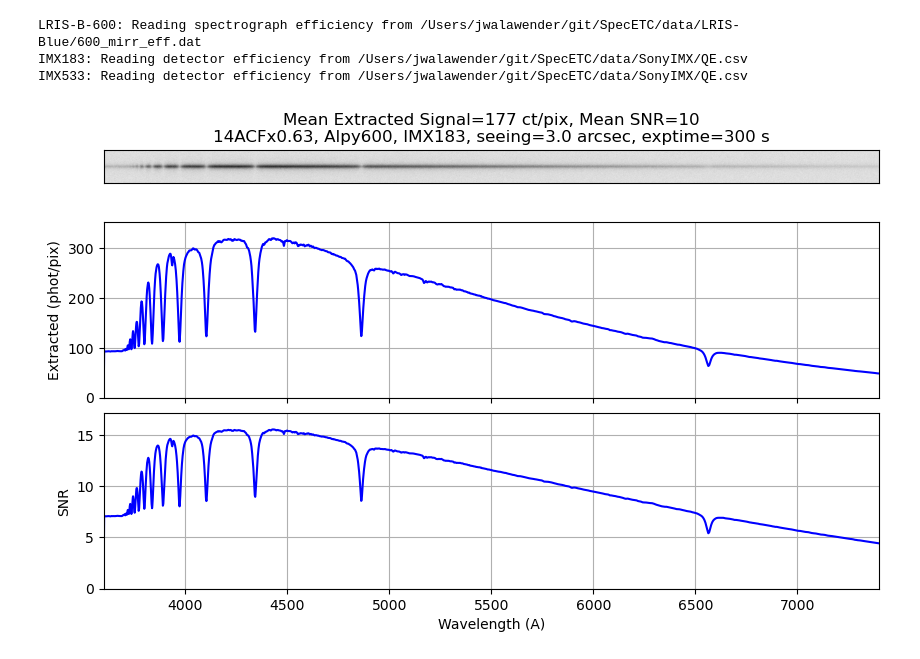
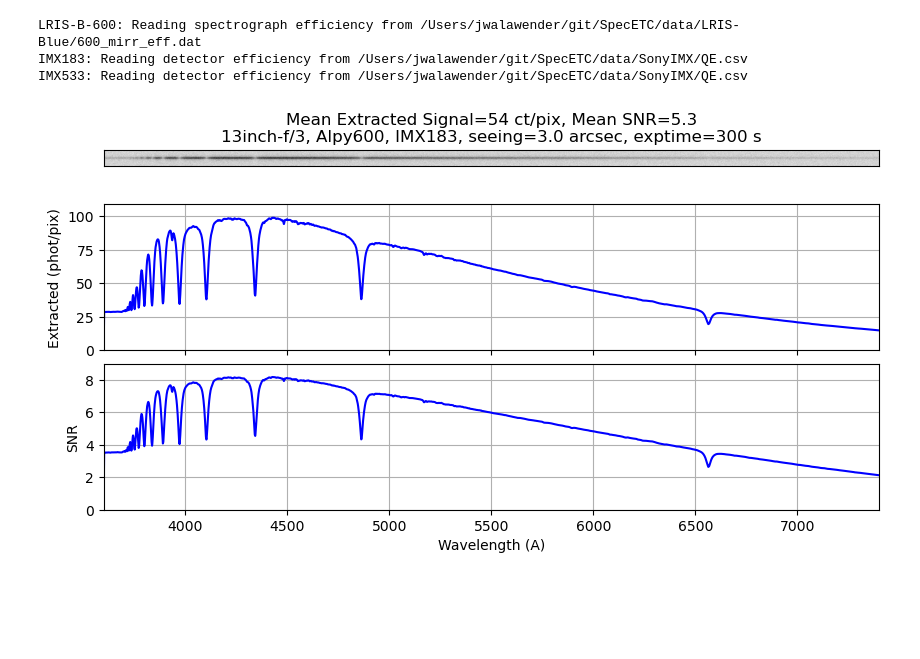
Before and after one commit to joshwalawender/SpecETC, a Jupyter notebook: Sandbox.ipynb, the cells around one changed output. Drawn from its saved outputs; the diff is of its cells as text; code cells hidden in the pictures; blank space fills up the shorter version.

```diff
--- a/Sandbox.ipynb
+++ b/Sandbox.ipynb
@@ -19,5 +16,9 @@ tp, profile = Alpy600.slit_throughput(3.0*u.arcsec, ACF14reduced, IMX183)
-# %%
-extracted_spectrum, extracted_variance, image = SpecETC(sp, exptime=300*u.second, seeing=3.0*u.arcsec, telescope=ACF14reduced, spectrograph=Alpy600, detector=IMX183)
-# %% [output]
-[figure, removed]
+# %%
+mag = 14
+sp = SourceSpectrum.from_vega()*10**(-mag/2.5)
+# %%
+spec, var, im = SpecETC(sp, exptime=300*u.second, seeing=3.0*u.arcsec,
+                        telescope=Newtonian13, spectrograph=Alpy600, detector=IMX183)
+# %% [output]
+[figure, added]
 # %%
```
Also changed, not shown: parts of 5 cells of this notebook, 1 other file.
